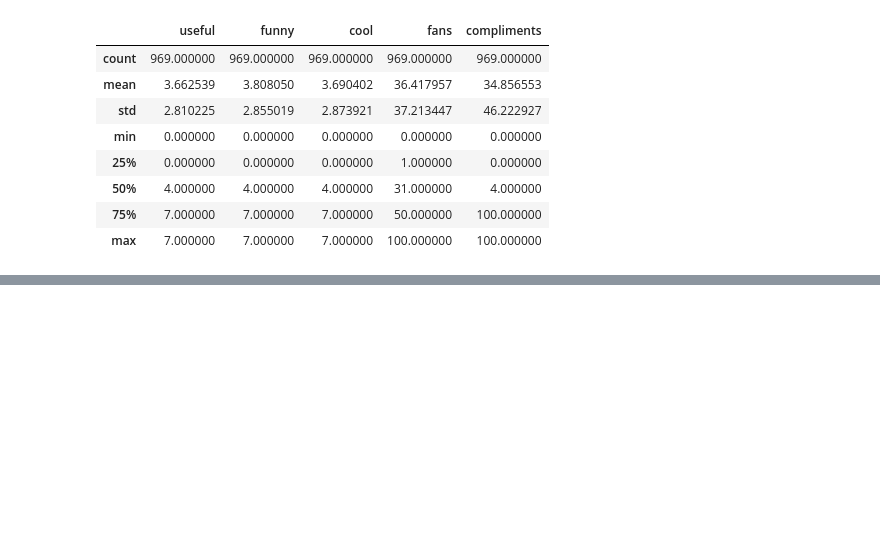
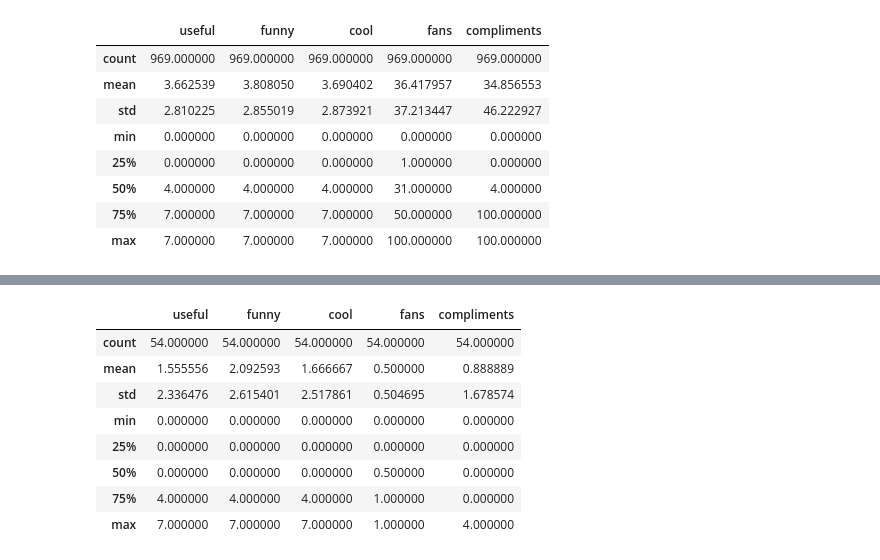
Before and after one commit to askador/data-mining-in-cybersecurity, a Jupyter notebook: data_analysis/quick_data_review/suspicious_users.ipynb, the cells around one changed output, grey strips where cells are left out. Cells and saved outputs as stored; diff of their text form; code cells hidden in the pictures; blank space fills up the shorter version.

```diff
--- a/data_analysis/quick_data_review/suspicious_users.ipynb
+++ b/data_analysis/quick_data_review/suspicious_users.ipynb
@@ -50,0 +62,14 @@ AttributeError: Rectangle.set() got an unexpected keyword argument 'title'
+# %%
+sus_df = df.query('is_suspicious').copy()
+# %%
+sus_df.describe()
+# %% [output]
+|  | useful | funny | cool | fans | compliments |
+| count | 54.000000 | 54.000000 | 54.000000 | 54.000000 | 54.000000 |
+| mean | 1.555556 | 2.092593 | 1.666667 | 0.500000 | 0.888889 |
+| std | 2.336476 | 2.615401 | 2.517861 | 0.504695 | 1.678574 |
+| min | 0.000000 | 0.000000 | 0.000000 | 0.000000 | 0.000000 |
+| 25% | 0.000000 | 0.000000 | 0.000000 | 0.000000 | 0.000000 |
+| 50% | 0.000000 | 0.000000 | 0.000000 | 0.500000 | 0.000000 |
+| 75% | 4.000000 | 4.000000 | 4.000000 | 1.000000 | 0.000000 |
+| max | 7.000000 | 7.000000 | 7.000000 | 1.000000 | 4.000000 |
```
Also changed, not shown: parts of 3 cells of this notebook, 2 other files.
